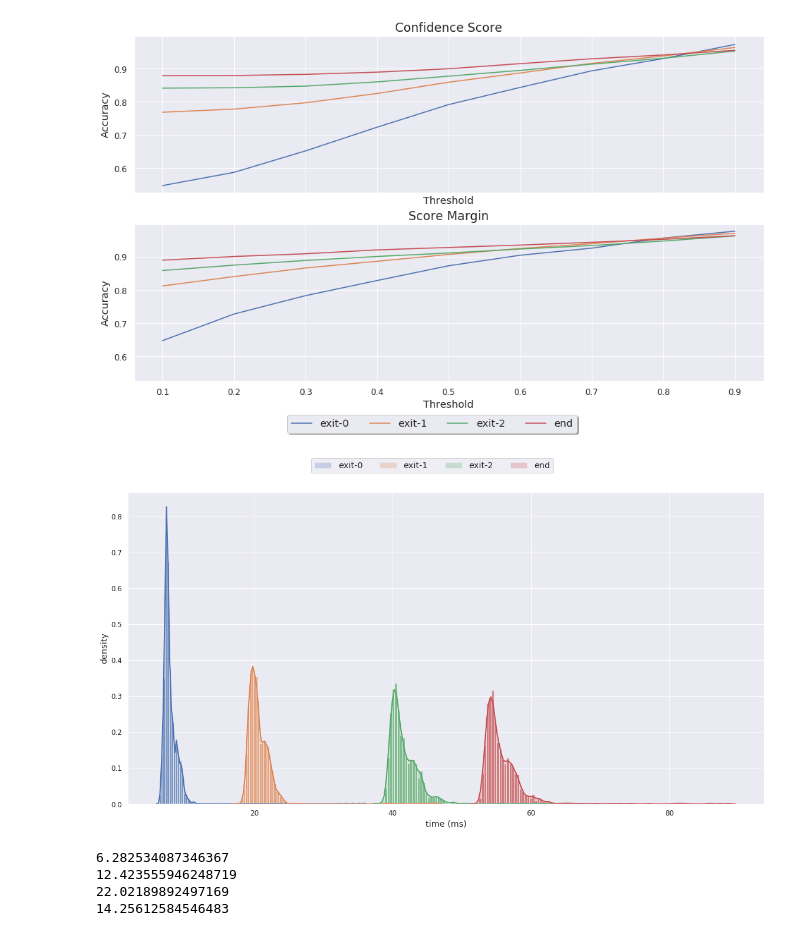
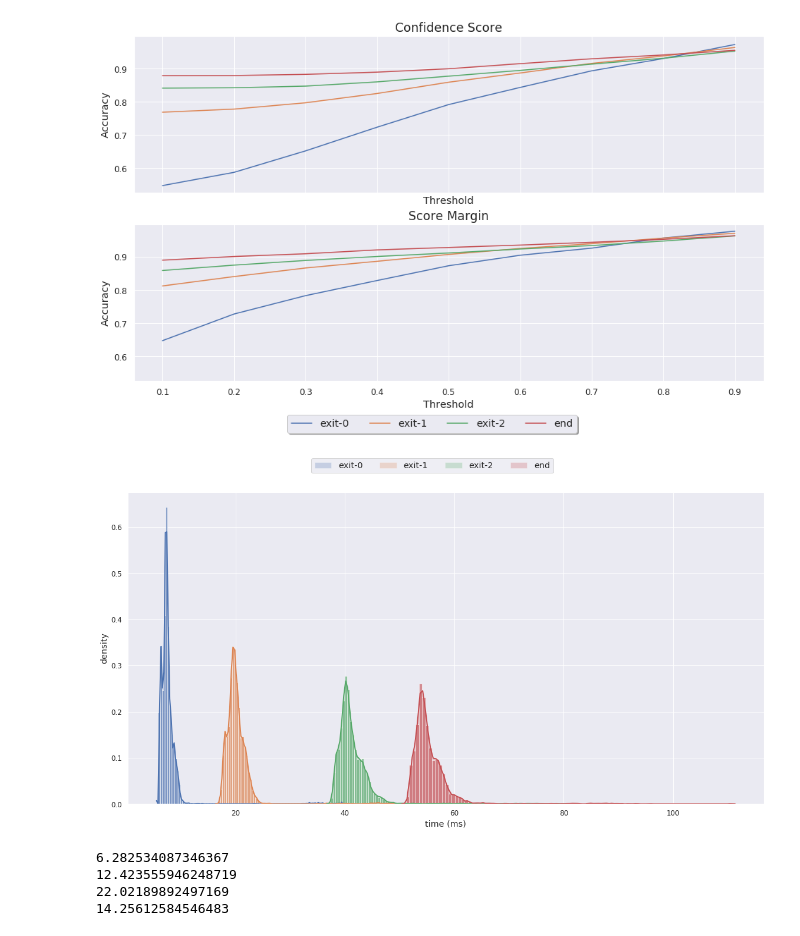
Before and after one commit to AlexKarlsen/thesis-src, a Jupyter notebook: DDNN/logging/threshold_test/Threshold analysis-Copy1.ipynb, the cells around one changed output. Drawn from its saved outputs; the diff is of its cells as text; code cells hidden in the pictures.

```diff
--- a/DDNN/logging/threshold_test/Threshold analysis-Copy1.ipynb
+++ b/DDNN/logging/threshold_test/Threshold analysis-Copy1.ipynb
@@ -69,6 +69,7 @@ for exit in range(0,4):
     exit_n_acc = []
     exit_hist_correct = []
     exit_hist_false = []
+    exit_time = []
     for t in np.arange(0.1, 1, 0.1):
         n_exited = len(df_sm.loc[(df_sm['threshold'] == t) & (df_sm['exit'] == exit) & (df_sm['exited']==1)])
 
@@ -170,18 +171,19 @@ plt.show()
 [figure]
 # %%
 kwargs = dict(hist_kws={'alpha':.6}, kde_kws={'linewidth':2, 'shade': True}, hist=True, kde=True, bins=100)
-fig, ax = plt.subplots(1,1)
+fig, axes = plt.subplots(1,1, sharex=True, sharey=True)
 for exit in range(0,4):
-    sns.distplot(th_time[exit][0][35:18001], ax=ax, **kwargs)
+    sns.distplot(th_time[exit][0][35:180001], ax=axes, **kwargs)
+    #sns.distplot(sm_time[exit][0][35:180001], ax=axes[1], **kwargs)
 fig.legend(['exit-0', 'exit-1', 'exit-2', 'end'], loc='upper center', #bbox_to_anchor=(0.5, 1.1),
           fancybox=True, shadow=False, ncol=4, fontsize='large')
 plt.xlabel('time (ms)')
 plt.ylabel('density')
 fig.tight_layout()
 fig.subplots_adjust(top=0.90)
 plt.savefig('timing_densenet100.png')
 # %% [output]
-[figure, old version]
+[figure, new version]
 # %%
 exit_0_time = np.mean(th_time[0][0][35:18001].values)
 exit_1_time = np.mean(th_time[1][0][35:18001].values)
```
Also changed, not shown: 2 other files.
